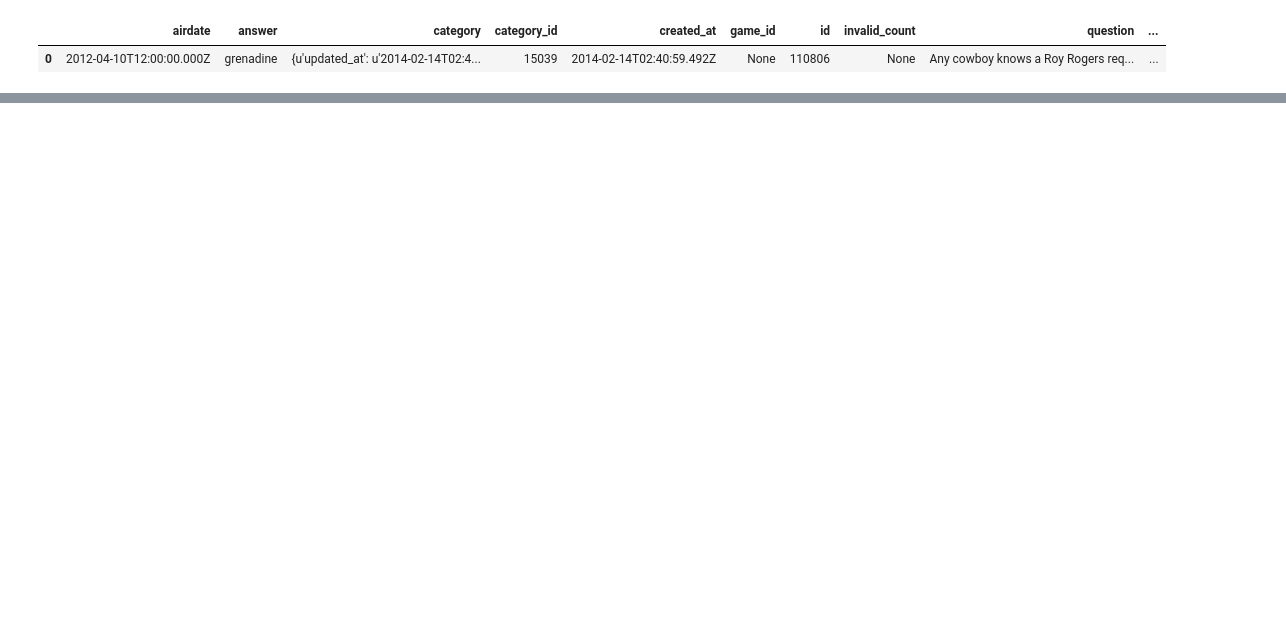
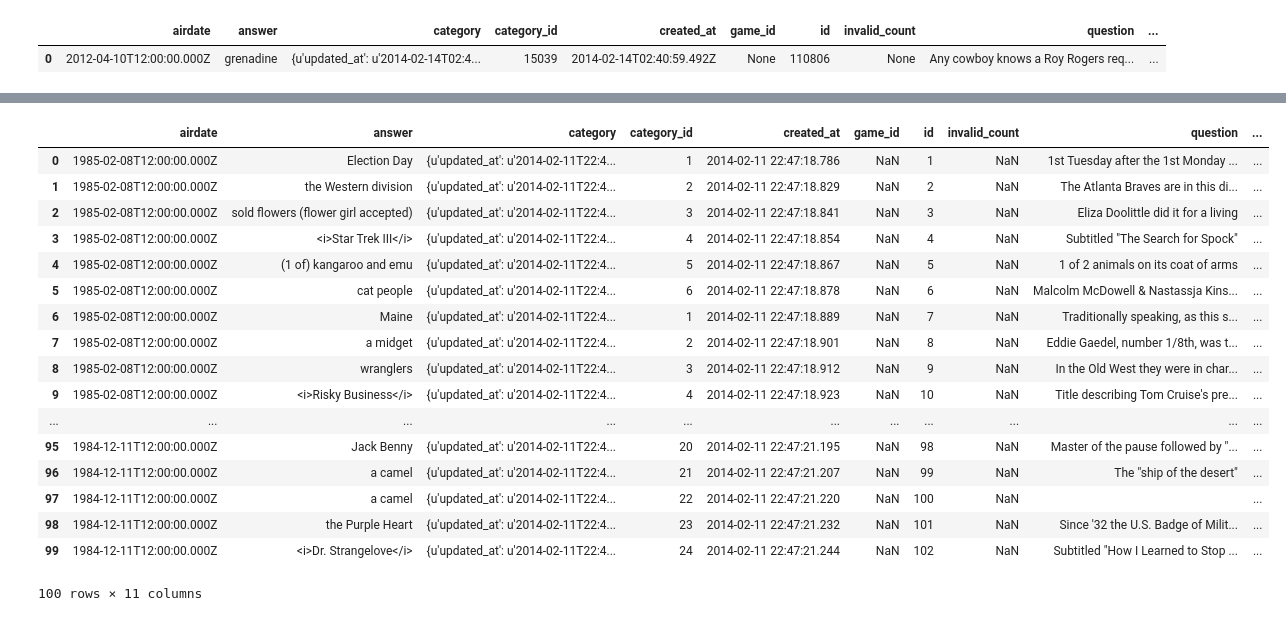
Before and after one commit to nfranchetti/Jeopardy, a Jupyter notebook: scraping_test.ipynb, the cells around one changed output, grey strips where cells are left out. Cells and saved outputs as stored; diff of their text form; code cells hidden in the pictures; blank space fills up the shorter version.

Commit message:
Added some potential alternate data

```diff
--- a/scraping_test.ipynb
+++ b/scraping_test.ipynb
@@ -13,0 +35,21 @@ df.head()
+# %%
+pd.read_json('data/test.json')
+# %% [output]
+|  | airdate | answer | category | category_id | created_at | game_id | id | invalid_count | question | ... |
+| 0 | 1985-02-08T12:00:00.000Z | Election Day | {u'updated_at': u'2014-02-11T22:4... | 1 | 2014-02-11 22:47:18.786 | NaN | 1 | NaN | 1st Tuesday after the 1st Monday ... | ... |
+| 1 | 1985-02-08T12:00:00.000Z | the Western division | {u'updated_at': u'2014-02-11T22:4... | 2 | 2014-02-11 22:47:18.829 | NaN | 2 | NaN | The Atlanta Braves are in this di... | ... |
+| 2 | 1985-02-08T12:00:00.000Z | sold flowers (flower girl accepted) | {u'updated_at': u'2014-02-11T22:4... | 3 | 2014-02-11 22:47:18.841 | NaN | 3 | NaN | Eliza Doolittle did it for a living | ... |
+| 3 | 1985-02-08T12:00:00.000Z | <i>Star Trek III</i> | {u'updated_at': u'2014-02-11T22:4... | 4 | 2014-02-11 22:47:18.854 | NaN | 4 | NaN | Subtitled "The Search for Spock" | ... |
+| 4 | 1985-02-08T12:00:00.000Z | (1 of) kangaroo and emu | {u'updated_at': u'2014-02-11T22:4... | 5 | 2014-02-11 22:47:18.867 | NaN | 5 | NaN | 1 of 2 animals on its coat of arms | ... |
+| 5 | 1985-02-08T12:00:00.000Z | cat people | {u'updated_at': u'2014-02-11T22:4... | 6 | 2014-02-11 22:47:18.878 | NaN | 6 | NaN | Malcolm McDowell & Nastassja Kins... | ... |
+| 6 | 1985-02-08T12:00:00.000Z | Maine | {u'updated_at': u'2014-02-11T22:4... | 1 | 2014-02-11 22:47:18.889 | NaN | 7 | NaN | Traditionally speaking, as this s... | ... |
+| 7 | 1985-02-08T12:00:00.000Z | a midget | {u'updated_at': u'2014-02-11T22:4... | 2 | 2014-02-11 22:47:18.901 | NaN | 8 | NaN | Eddie Gaedel, number 1/8th, was t... | ... |
+| 8 | 1985-02-08T12:00:00.000Z | wranglers | {u'updated_at': u'2014-02-11T22:4... | 3 | 2014-02-11 22:47:18.912 | NaN | 9 | NaN | In the Old West they were in char... | ... |
+| 9 | 1985-02-08T12:00:00.000Z | <i>Risky Business</i> | {u'updated_at': u'2014-02-11T22:4... | 4 | 2014-02-11 22:47:18.923 | NaN | 10 | NaN | Title describing Tom Cruise's pre... | ... |
+| ... | ... | ... | ... | ... | ... | ... | ... | ... | ... | ... |
+| 95 | 1984-12-11T12:00:00.000Z | Jack Benny | {u'updated_at': u'2014-02-11T22:4... | 20 | 2014-02-11 22:47:21.195 | NaN | 98 | NaN | Master of the pause followed by "... | ... |
+| 96 | 1984-12-11T12:00:00.000Z | a camel | {u'updated_at': u'2014-02-11T22:4... | 21 | 2014-02-11 22:47:21.207 | NaN | 99 | NaN | The "ship of the desert" | ... |
+| 97 | 1984-12-11T12:00:00.000Z | a camel | {u'updated_at': u'2014-02-11T22:4... | 22 | 2014-02-11 22:47:21.220 | NaN | 100 | NaN |  | ... |
+| 98 | 1984-12-11T12:00:00.000Z | the Purple Heart | {u'updated_at': u'2014-02-11T22:4... | 23 | 2014-02-11 22:47:21.232 | NaN | 101 | NaN | Since '32 the U.S. Badge of Milit... | ... |
+| 99 | 1984-12-11T12:00:00.000Z | <i>Dr. Strangelove</i> | {u'updated_at': u'2014-02-11T22:4... | 24 | 2014-02-11 22:47:21.244 | NaN | 102 | NaN | Subtitled "How I Learned to Stop ... | ... |
+100 rows × 11 columns
```
Also changed, not shown: parts of 9 cells of this notebook, 2 other files.
